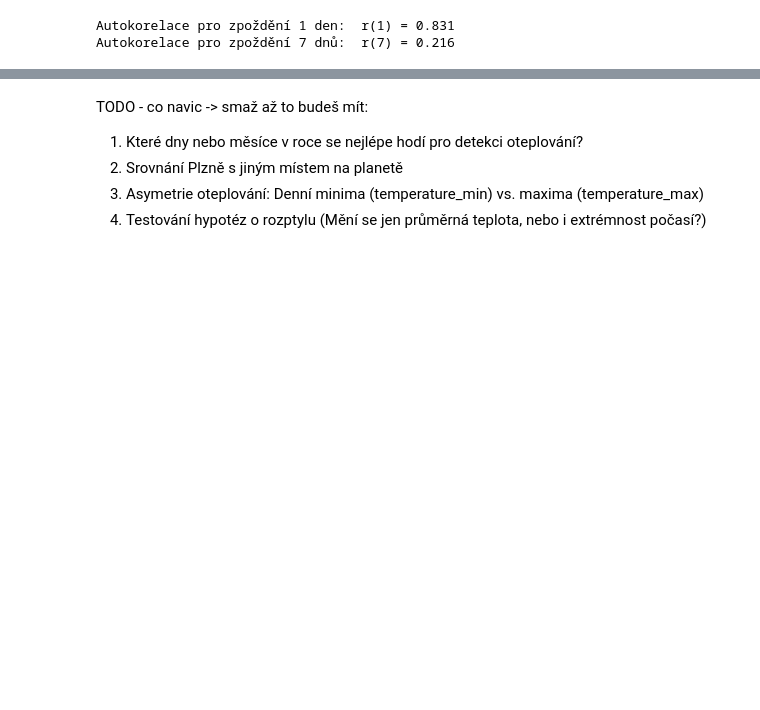
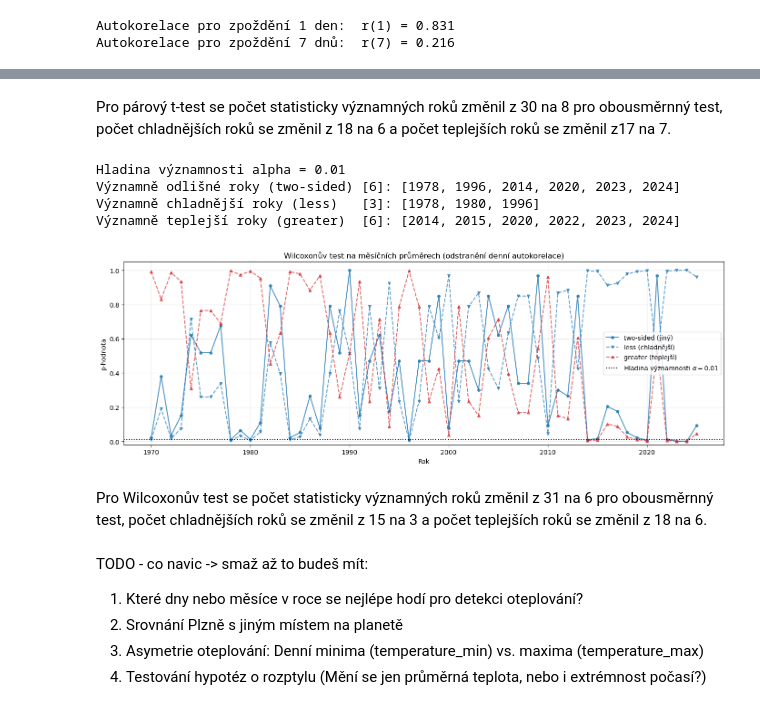
Before and after one commit to Psychol0gicl/dr_semestralni_prace, a Jupyter notebook: dr2026_2sem.ipynb, the cells around one changed output, grey strips where cells are left out. Saved outputs shown, nothing was run; the diff lists cells and outputs as text; code cells hidden in the pictures; blank space fills up the shorter version.

```diff
--- a/dr2026_2sem.ipynb
+++ b/dr2026_2sem.ipynb
@@ -1107,3 +1156,15 @@ Autokorelace pro zpoždění 7 dnů:  r(7) = 0.216
+# %% [markdown]
+Pro párový t-test se počet statisticky významných roků změnil z 30 na 8 pro obousměrnný test, počet chladnějších roků se změnil z 18 na 6 a počet teplejších roků se změnil z17 na 7.
+# %%
+plot_test_results(monthly_results["wilcoxon"], title="Wilcoxonův test na měsíčních průměrech (odstranění denní autokorelace)")
+# %% [output]
+Hladina významnosti alpha = 0.01
+Významně odlišné roky (two-sided) [6]: [1978, 1996, 2014, 2020, 2023, 2024]
+Významně chladnější roky (less)   [3]: [1978, 1980, 1996]
+Významně teplejší roky (greater)  [6]: [2014, 2015, 2020, 2022, 2023, 2024]
+[figure, added]
+# %% [markdown]
+Pro Wilcoxonův test se počet statisticky významných roků změnil z 31 na 6 pro obousměrnný test, počet chladnějších roků se změnil z 15 na 3 a počet teplejších roků se změnil z 18 na 6.
 # %% [markdown]
 TODO - co navic -> smaž až to budeš mít:
 1. Které dny nebo měsíce v roce se nejlépe hodí pro detekci oteplování?
```
Also changed, not shown: parts of 15 cells of this notebook, 2 other files.
